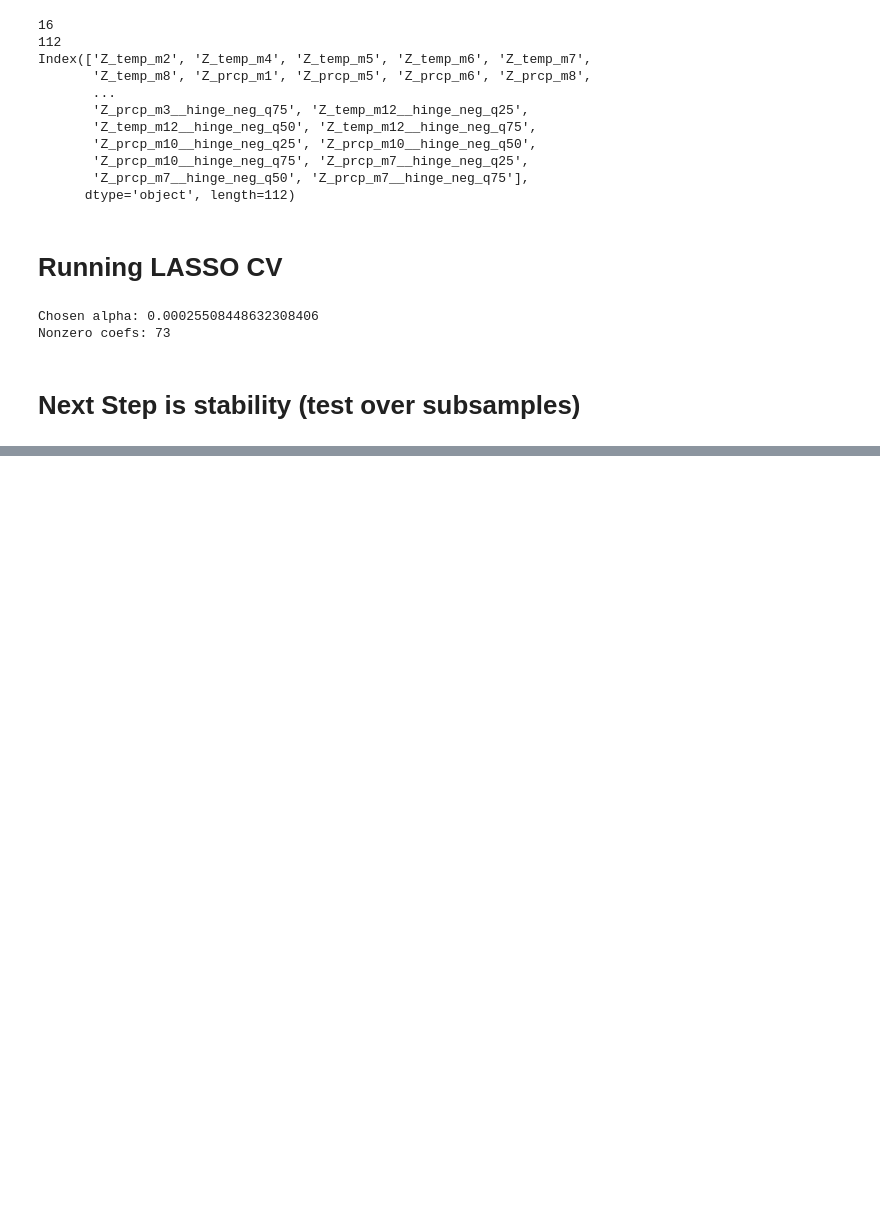
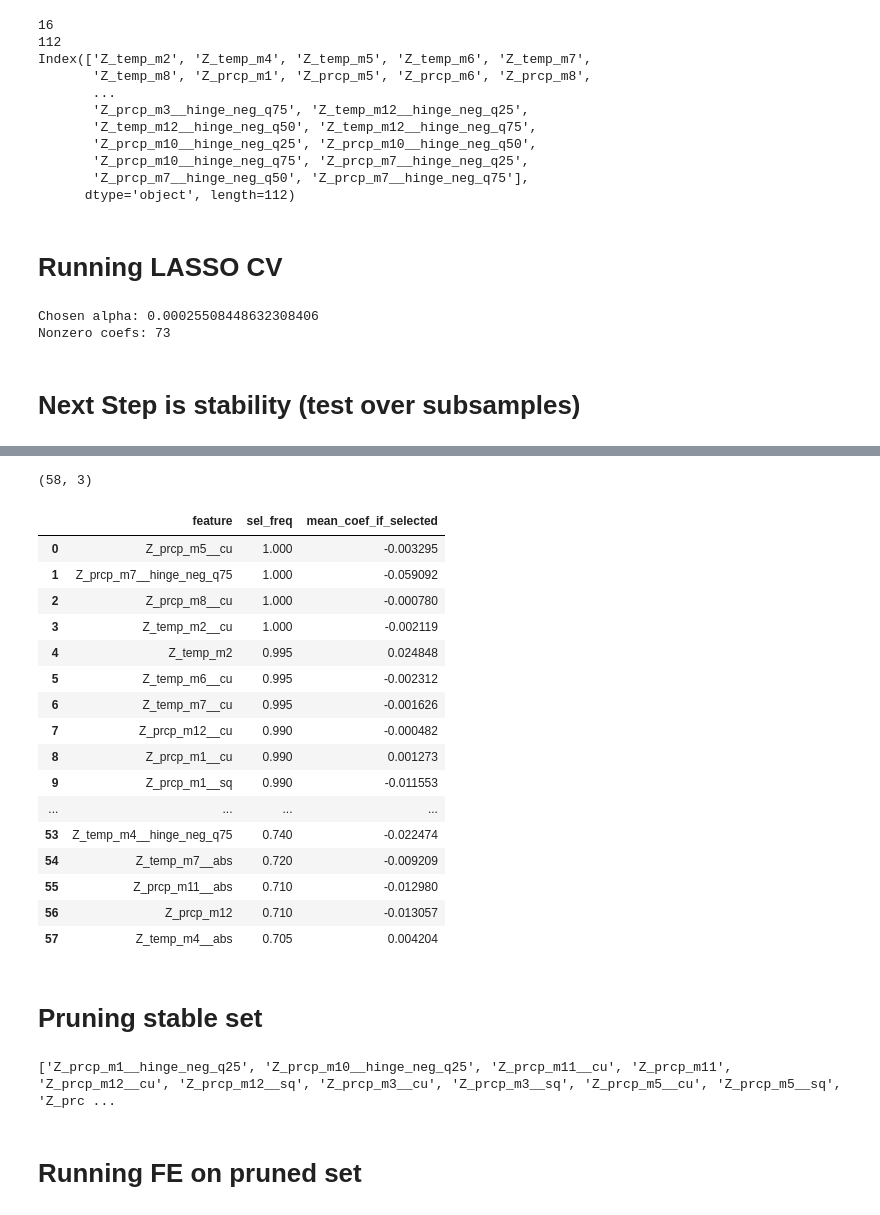
Before and after one commit to adrymmm/iv_weather_yields_selection, a Jupyter notebook: nonlinear_search.ipynb, the cells around one changed output, grey strips where cells are left out. Saved outputs shown, nothing was run; the diff lists cells and outputs as text; code cells hidden in the pictures; blank space fills up the shorter version.

```diff
--- a/nonlinear_search.ipynb
+++ b/nonlinear_search.ipynb
@@ -153,0 +253,35 @@ Nonzero coefs: 73
+# %%
+# Descriptive stats of candidate set
+stable_cand.describe()
+
+# Choosing median 0.7
+THRESH = 0.7
+
+# Filtering
+stable_cand = stable_cand[stable_cand["sel_freq"] > THRESH]
+
+print(stable_cand.shape)
+# %% [output]
+(58, 3)
+# %%
+stable_cand
+# %% [output]
+|  | feature | sel_freq | mean_coef_if_selected |
+| 0 | Z_prcp_m5__cu | 1.000 | -0.003295 |
+| 1 | Z_prcp_m7__hinge_neg_q75 | 1.000 | -0.059092 |
+| 2 | Z_prcp_m8__cu | 1.000 | -0.000780 |
+| 3 | Z_temp_m2__cu | 1.000 | -0.002119 |
+| 4 | Z_temp_m2 | 0.995 | 0.024848 |
+| 5 | Z_temp_m6__cu | 0.995 | -0.002312 |
+| 6 | Z_temp_m7__cu | 0.995 | -0.001626 |
+| 7 | Z_prcp_m12__cu | 0.990 | -0.000482 |
+| 8 | Z_prcp_m1__cu | 0.990 | 0.001273 |
+| 9 | Z_prcp_m1__sq | 0.990 | -0.011553 |
+| ... | ... | ... | ... |
+| 53 | Z_temp_m4__hinge_neg_q75 | 0.740 | -0.022474 |
+| 54 | Z_temp_m7__abs | 0.720 | -0.009209 |
+| 55 | Z_prcp_m11__abs | 0.710 | -0.012980 |
+| 56 | Z_prcp_m12 | 0.710 | -0.013057 |
+| 57 | Z_temp_m4__abs | 0.705 | 0.004204 |
+# %% [markdown]
+# Pruning stable set
@@ -153,0 +307,39 @@ Nonzero coefs: 73
+# %%
+# Imposing stricter threshold
+pooled = stable[stable["sel_freq"] >= 0.90].copy()
+
+# Grouping by feature name
+grouped = pooled.groupby('feat_name')
+
+chosen_vars = []
+
+for name, group in grouped:
+    group = group.sort_values('sel_freq', ascending=False)
+
+    # Hinge takes priority
+    hinges = group[group['feat_trans'] == "hinge"]
+    # Checking if hinges exist
+    if len(hinges):
+        # Choosing the best hinge
+        chosen_vars.append(hinges.iloc[0]['feature'])
+        continue
+
+    # Otherwise check for other transformations and prefer linear/sq
+    cand = group[group['feat_trans'].isin(['linear','square', 'cubic']).copy()]
+    if len(cand):
+        chosen = []
+        for f in cand['feature']:
+            # If 2 were chosen break the loop
+            if len(chosen) >= 2: break
+            # Avoid selecting both square and cubic
+            if f.endswith('__cu') and any(x.endswith('__sq') for x in chosen):
+                continue
+            chosen.append(f)
+        chosen_vars += chosen
+
+Z_new = chosen_vars
+print(Z_new, len(Z_new))
+# %% [output]
+['Z_prcp_m1__hinge_neg_q25', 'Z_prcp_m10__hinge_neg_q25', 'Z_prcp_m11__cu', 'Z_prcp_m11', 'Z_prcp_m12__cu', 'Z_prcp_m12__sq', 'Z_prcp_m3__cu', 'Z_prcp_m3__sq', 'Z_prcp_m5__cu', 'Z_prcp_m5__sq', 'Z_prc ...
+# %% [markdown]
+# Running FE on pruned set
```
Also changed, not shown: parts of 7 cells of this notebook.
